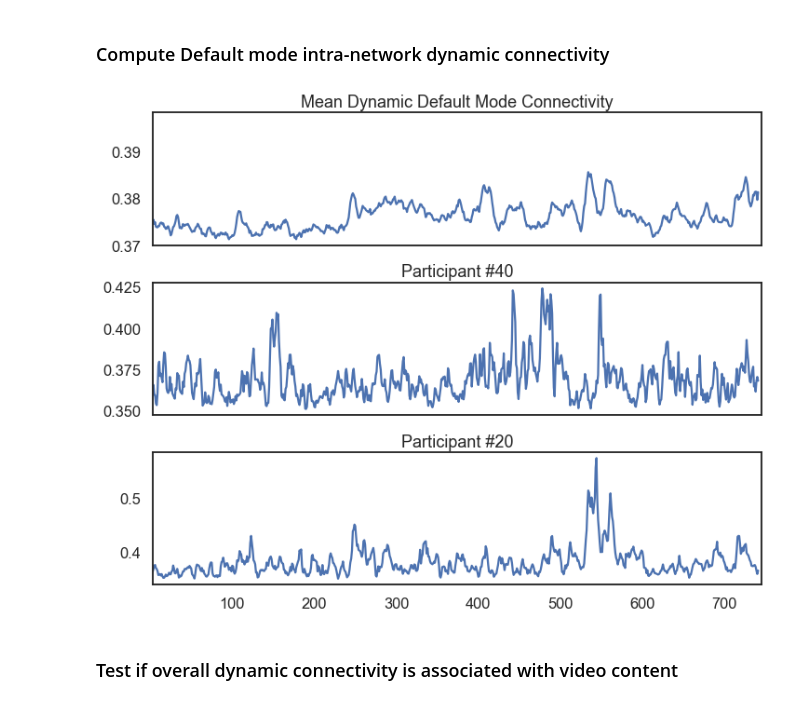
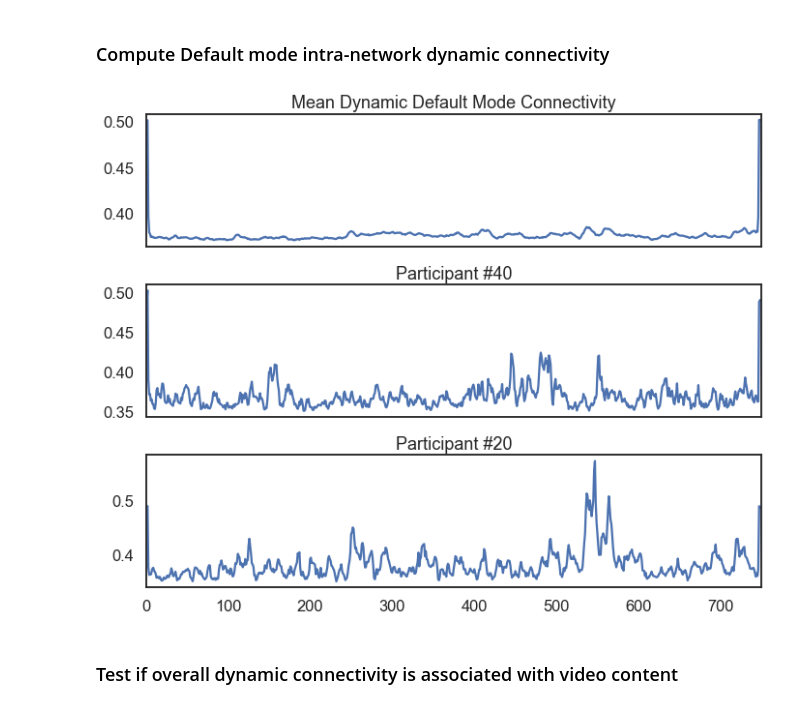
Before and after one commit to catcamacho/hbn_soc_net, a Jupyter notebook: 2_DynamicNet_affect.ipynb, the cells around one changed output. Cells and saved outputs as stored; diff of their text form; code cells hidden in the pictures.

```diff
--- a/2_DynamicNet_affect.ipynb
+++ b/2_DynamicNet_affect.ipynb
@@ -349,18 +348,18 @@ np.save(os.path.join(out_dir, 'participant_mean_Default_ips_movieDM.npy'), parti
 # %%
 # plot mean default network dynamic connectivity and 2 subjects
 fig, ax = plt.subplots(3,1, figsize=(10,8), sharex=True)
-ax[0].plot(mean_default_ips[3:745])
+ax[0].plot(mean_default_ips)
 ax[0].set_title('Mean Dynamic Default Mode Connectivity')
-ax[0].set_xlim((3,745))
-ax[1].plot(participant_default_ips[40,3:745])
+ax[0].set_xlim((0,750))
+ax[1].plot(participant_default_ips[40,:])
 ax[1].set_title('Participant #40')
-ax[2].plot(participant_default_ips[20,3:745])
+ax[2].plot(participant_default_ips[20,:])
 ax[2].set_title('Participant #20')
 plt.tight_layout()
 plt.show()
 plt.close()
 # %% [output]
-[figure, old version]
+[figure, new version]
 # %% [markdown]
 ### Test if overall dynamic connectivity is associated with video content
 # %%
```
Also changed, not shown: parts of 12 cells of this notebook.
